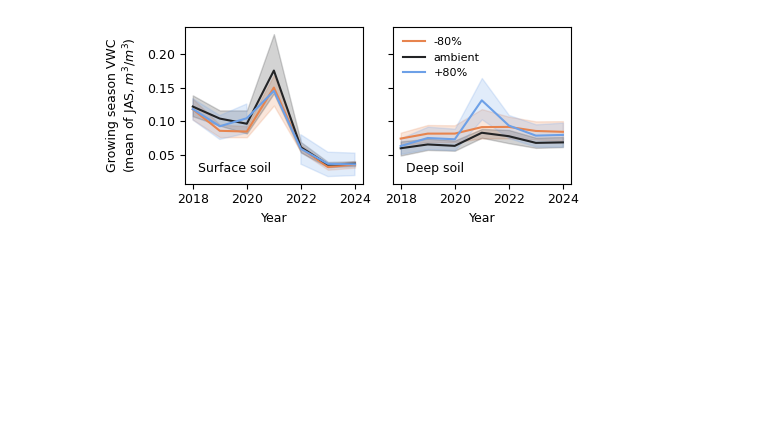
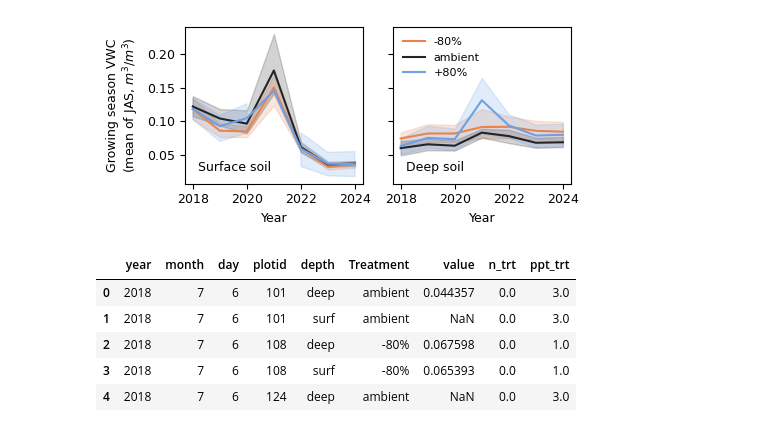
Before and after one commit to jornada-im/pubs-gc-ltreb, a Jupyter notebook: manuscripts/schadenfreude/SoilMoisture.ipynb, the cells around one changed output. Saved outputs shown, nothing was run; the diff lists cells and outputs as text; code cells hidden in the pictures; blank space fills up the shorter version.

```diff
--- a/manuscripts/schadenfreude/SoilMoisture.ipynb
+++ b/manuscripts/schadenfreude/SoilMoisture.ipynb
@@ -209,2 +224,15 @@ plt.tight_layout()
 # %% [output]
 [figure]
+# %%
+# Take the long timeseries, group and calculate DAILY means
+df_long_gs.head()
+gby = df_long_gs.groupby(['year', 'month', 'day', 'plotid', 'depth', 'Treatment'])
+means = gby.mean(numeric_only=True).reset_index()
+means.head()
+# %% [output]
+|  | year | month | day | plotid | depth | Treatment | value | n_trt | ppt_trt |
+| 0 | 2018 | 7 | 6 | 101 | deep | ambient | 0.044357 | 0.0 | 3.0 |
+| 1 | 2018 | 7 | 6 | 101 | surf | ambient | NaN | 0.0 | 3.0 |
+| 2 | 2018 | 7 | 6 | 108 | deep | -80% | 0.067598 | 0.0 | 1.0 |
+| 3 | 2018 | 7 | 6 | 108 | surf | -80% | 0.065393 | 0.0 | 1.0 |
+| 4 | 2018 | 7 | 6 | 124 | deep | ambient | NaN | 0.0 | 3.0 |
```
Also changed, not shown: parts of 6 cells of this notebook.
